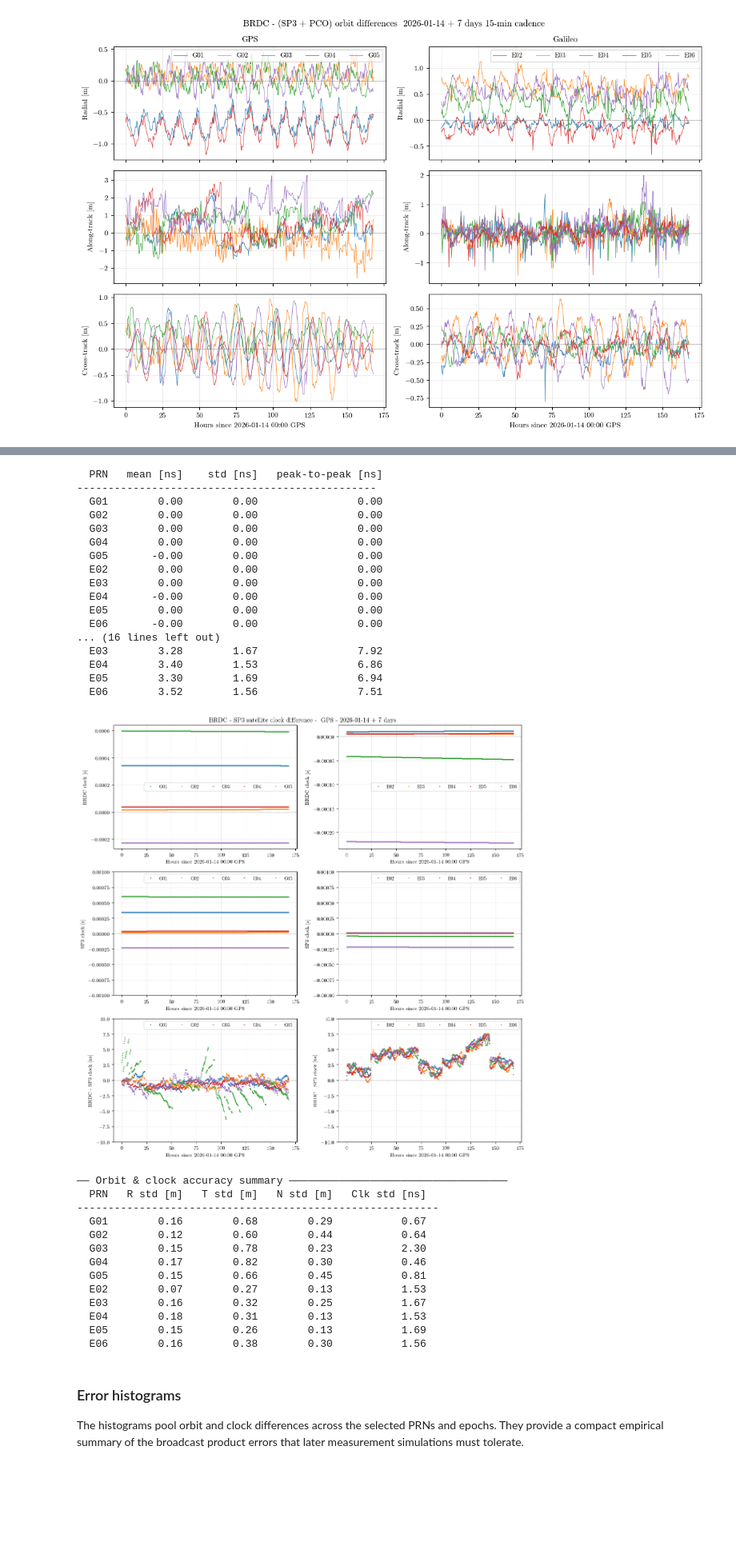
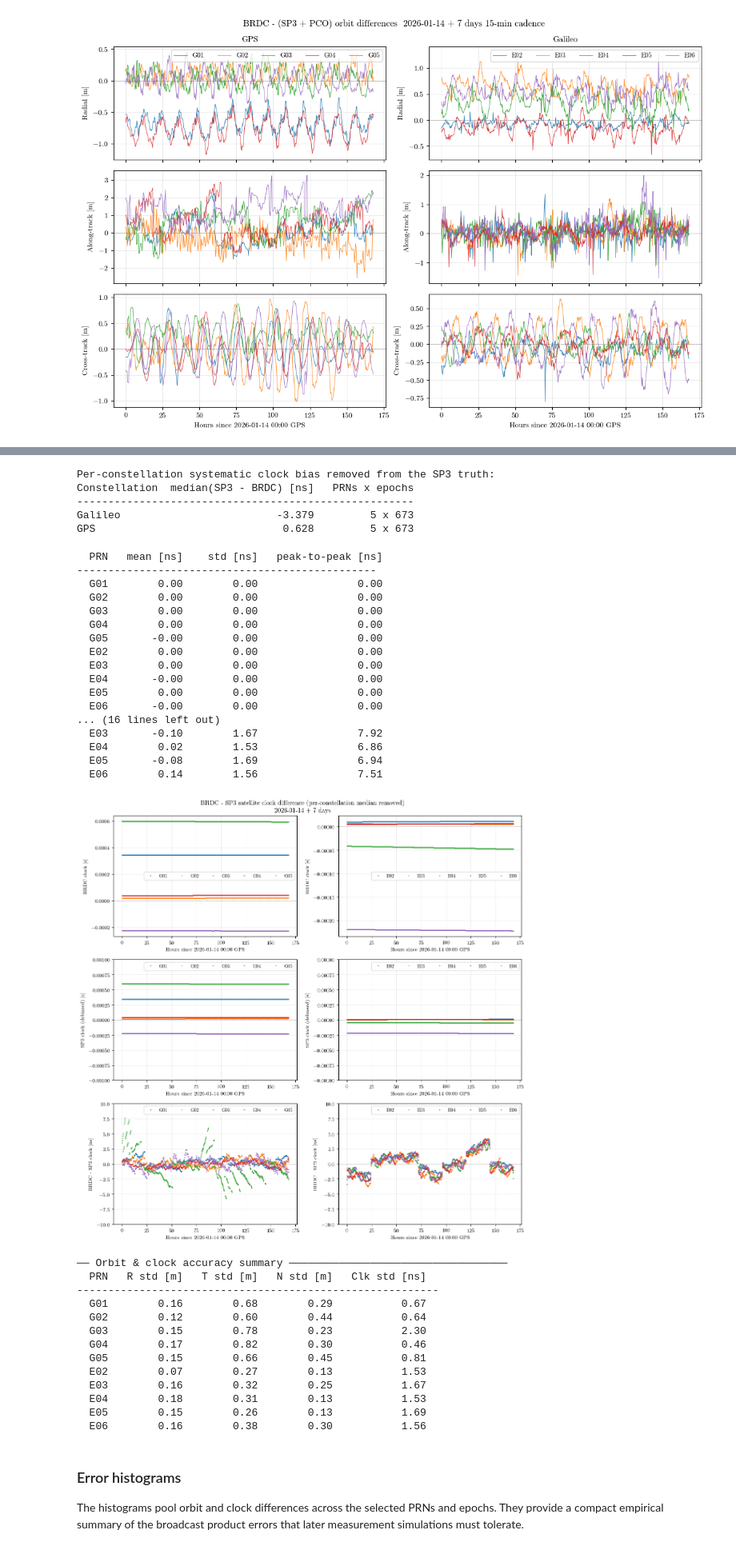
Before and after one commit to Stanford-NavLab/LuPNT, a Jupyter notebook: python/examples/ex3_gnss_interface.ipynb, the cells around one changed output, grey strips where cells are left out. Shown at 80% size. Saved outputs shown, nothing was run; the diff lists cells and outputs as text; code cells hidden in the pictures; blank space fills up the shorter version.

```diff
--- a/python/examples/ex3_gnss_interface.ipynb
+++ b/python/examples/ex3_gnss_interface.ipynb
@@ -532,7 +532,7 @@ def apply_pco_correction(tag, rv_sp3_eci, t_tai_arr, t_tdb_arr):
 
 def rtn_decompose(r_ref, v_ref, dr):
     """
-    Decompose position difference dr (N×3 ECI) into RTN components.
+    Decompose position difference dr (N x 3 ECI) into RTN components.
     Returns (R, T, N) each of shape (N,) in metres.
     """
     r_hat = r_ref / np.linalg.norm(r_ref, axis=1, keepdims=True)
@@ -625,7 +633,49 @@ The broadcast clock polynomial is compared with the SP3 clock estimate. The resi
+# %%
+# ── Remove the systematic broadcast-vs-precise clock bias per constellation ────
+# Keep a pristine copy of the precise clock so re-running this cell is idempotent.
+for d in results.values():
+    d.setdefault("clk_sp3_raw", d["clk_sp3"].copy())
+
+const_of = lambda tag: tag[0]  # "G" = GPS, "E" = Galileo, "C" = BeiDou, "J" = QZSS
+constellations = sorted({const_of(tag) for tag in results})
+CONST_NAME = {"G": "GPS", "E": "Galileo", "C": "BeiDou", "J": "QZSS", "R": "GLONASS"}
+
+# median(precise - broadcast) over every satellite AND epoch of the constellation
+clock_bias_s = {}
+for c in constellations:
+    pooled = np.concatenate(
+        [results[tag]["clk_sp3_raw"] - results[tag]["clk_brdc"]
+         for tag in results if const_of(tag) == c]
+    )
+    clock_bias_s[c] = float(np.nanmedian(pooled))
+
+print("Per-constellation systematic clock bias removed from the SP3 truth:")
+print(f'{"Constellation":<14}{"median(SP3 - BRDC) [ns]":>24}{"PRNs x epochs":>16}')
+print("-" * 54)
+for c in constellations:
+    n = sum(const_of(t) == c for t in results)
+    print(f"{CONST_NAME.get(c, c):<14}{clock_bias_s[c]*1e9:>24.3f}{f'{n} x {N_Q}':>16}")
+
+# Apply the correction: dt_sp3 <- dt_sp3_raw - median(dt_sp3 - dt_brdc)
+for tag, d in results.items():
+    d["clk_sp3"] = d["clk_sp3_raw"] - clock_bias_s[const_of(tag)]
+
+# QZSS additionally needs a per-satellite radial-orbit debiasing (removes the constant
+# radial offset between precise and broadcast); it is not applied here because this
+# comparison uses only GPS and Galileo (no QZSS PRNs are present in the SP3/BRDC pair).
+if any(const_of(t) == "J" for t in results):
+    print("\nNote: QZSS present -- apply a per-satellite radial-orbit debiasing as well.")
+# %% [output]
+Per-constellation systematic clock bias removed from the SP3 truth:
+Constellation  median(SP3 - BRDC) [ns]   PRNs x epochs
+------------------------------------------------------
+Galileo                         -3.379         5 x 673
+GPS                              0.628         5 x 673
 # %%
 fig, ax = plt.subplots(3, 2, figsize=(12, 12))
 fig.suptitle(
-    f"BRDC - SP3 satellite clock difference -  GPS - {days_label}", fontsize=12
+    f"BRDC - SP3 satellite clock difference (per-constellation median removed)\n{days_label}",
+    fontsize=12,
 )
 
 print(f'\n{"PRN":>5}  {"mean [ns]":>10}  {"std [ns]":>10}  {"peak-to-peak [ns]":>18}')
@@ -648,7 +698,7 @@ for row in range(3):
                 ylabel = "BRDC clock [s]"
             elif row == 1:
                 dc_ns = d["clk_sp3"]
-                ylabel = "SP3 clock [s]"
+                ylabel = "SP3 clock (debiased) [s]"
                 ax[row, col].set_ylim(-1e-3, 1e-3)
             else:
                 dc_ns = (d["clk_brdc"] - d["clk_sp3"]) * 1e9
@@ -680,38 +730,38 @@ for row in range(3):
 plt.tight_layout()
 plt.show()
 
 # ── Summary table ─────────────────────────────────────────────────────────────
 print("\n── Orbit & clock accuracy summary ───────────────────────────────────")
 print(
     f'{"PRN":>5}  {"R std [m]":>10}  {"T std [m]":>10}  {"N std [m]":>10}  {"Clk std [ns]":>13}'
 )
 print("-" * 58)
 for tag in results:
     R, T, N = rtn_all[tag]
     dc_ns = (results[tag]["clk_brdc"] - results[tag]["clk_sp3"]) * 1e9
     print(
         f"{tag:>5}  {np.std(R):>10.2f}  {np.std(T):>10.2f}  {np.std(N):>10.2f}"
         f"  {np.std(dc_ns):>13.2f}"
     )
 # %% [output]
   PRN   mean [ns]    std [ns]   peak-to-peak [ns]
 ------------------------------------------------
   G01        0.00        0.00                0.00
   G02        0.00        0.00                0.00
   G03        0.00        0.00                0.00
   G04        0.00        0.00                0.00
   G05       -0.00        0.00                0.00
   E02        0.00        0.00                0.00
   E03        0.00        0.00                0.00
   E04       -0.00        0.00                0.00
   E05        0.00        0.00                0.00
   E06       -0.00        0.00                0.00
 ... (16 lines left out)
-  E03        3.28        1.67                7.92
-  E04        3.40        1.53                6.86
-  E05        3.30        1.69                6.94
-  E06        3.52        1.56                7.51
+  E03       -0.10        1.67                7.92
+  E04        0.02        1.53                6.86
+  E05       -0.08        1.69                6.94
+  E06        0.14        1.56                7.51
-[figure, old version]
+[figure, new version]
 ── Orbit & clock accuracy summary ───────────────────────────────────
   PRN   R std [m]   T std [m]   N std [m]   Clk std [ns]
 ----------------------------------------------------------
```
Also changed, not shown: parts of 3 cells of this notebook, 7 other files.
